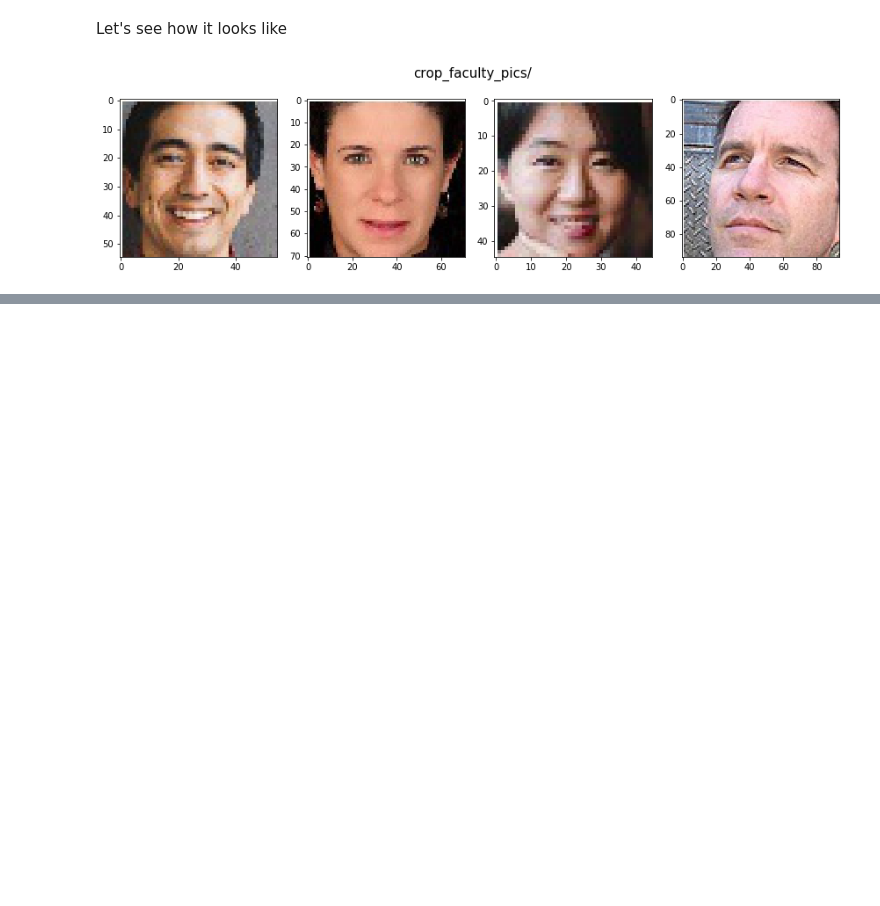
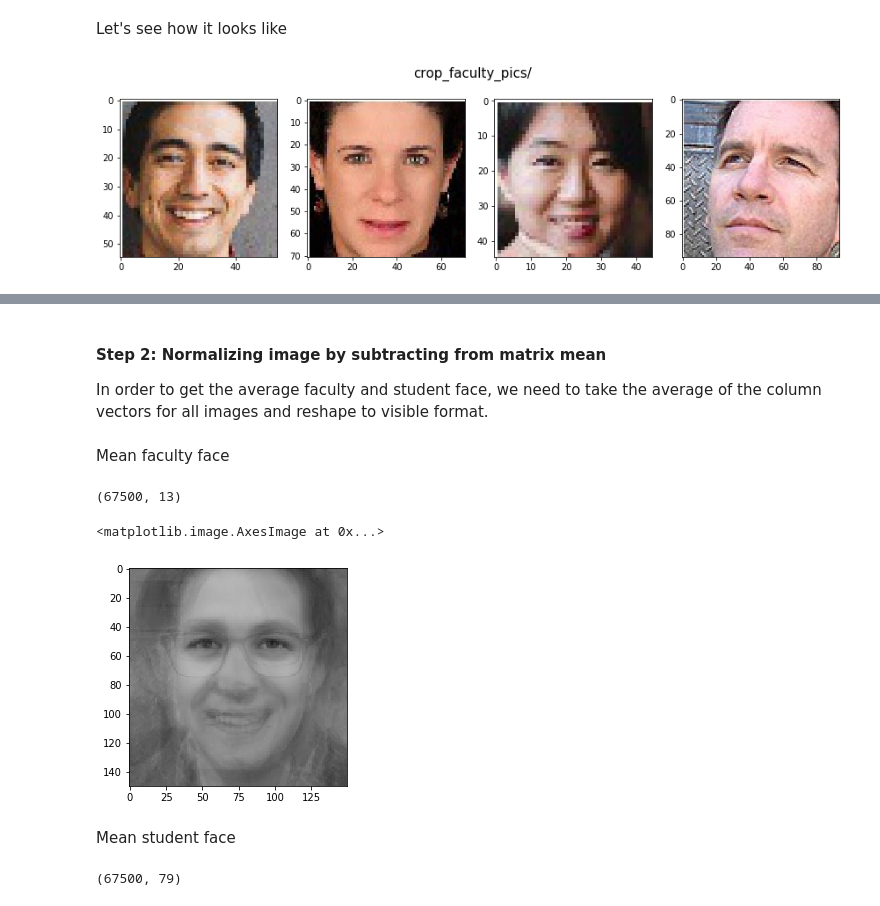
Before and after one commit to groverpr/Machine-Learning, a Jupyter notebook: eigenfaces.ipynb, the cells around one changed output, grey strips where cells are left out. Saved outputs shown, nothing was run; the diff lists cells and outputs as text; code cells hidden in the pictures; blank space fills up the shorter version.

```diff
--- a/eigenfaces.ipynb
+++ b/eigenfaces.ipynb
@@ -178,0 +262,18 @@ Eigen faces would give good results without aligning faces
+# %%
+def create_data_matrix(in_dir, file_lst):
+    """
+    Creates a data matrix where each column correspond to image array vector of an image
+
+    """
+
+    sam_img_ar = plt.imread(in_dir + file_lst[0])
+    dm = np.zeros((sam_img_ar.shape[0]*sam_img_ar.shape[1]*sam_img_ar.shape[2], len(file_lst)), dtype=np.float32) # initialize matrix r*g*b*c, num pics
+
+    for i,f in enumerate(file_lst):
+        img_ar = plt.imread(in_dir + f)
+        dm[:,i] = img_ar.flatten()
+
+    return dm
+# %%
+in_dir = path + 'align_faculty_pics/'
+faculty_dm  = create_data_matrix(in_dir, faculty_pic_list)
@@ -178,0 +291,9 @@ Eigen faces would give good results without aligning faces
+# %% [markdown]
+#### Step 2: Normalizing image by subtracting from matrix mean
+
+In order to get the average faculty and student face, we need to take the average of the column vectors for all images and reshape to visible format.
+# %% [markdown]
+Mean faculty face
+# %%
+mean_faculty = np.mean(faculty_dm, axis=1)
+mean_faculty= mean_faculty[:,None]
@@ -178,0 +302,11 @@ Eigen faces would give good results without aligning faces
+# %%
+faculty_dm_norm.shape
+# %% [output]
+(67500, 13)
+# %%
+plt.imshow(mean_faculty.reshape((150,150,3))/255.)
+# %% [output]
+<matplotlib.image.AxesImage at 0x...>
+[figure, added]
+# %% [markdown]
+Mean student face
@@ -178,0 +318,4 @@ Eigen faces would give good results without aligning faces
+# %%
+student_dm_norm.shape
+# %% [output]
+(67500, 79)
```
Also changed, not shown: parts of 23 cells of this notebook.
